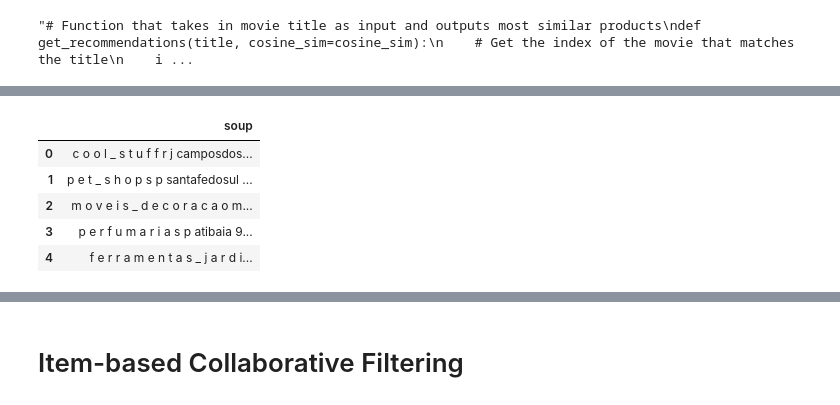
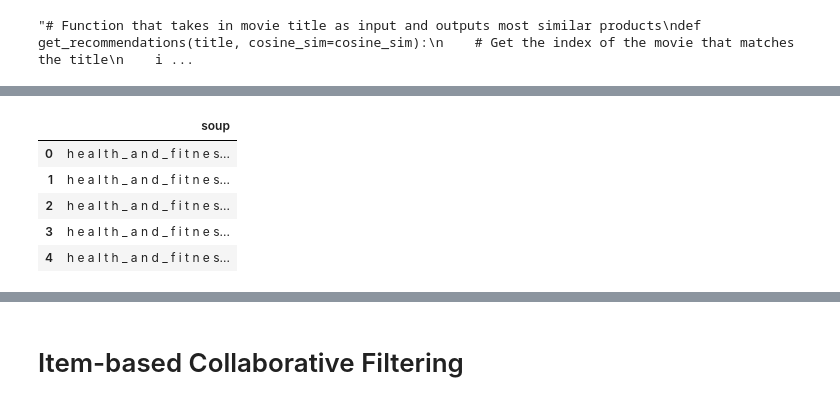
Before and after one commit to LuiisClaudio/mod-cloth, a Jupyter notebook: LuisMartins_CA2.ipynb, the cells around one changed output, grey strips where cells are left out. Cells and saved outputs as stored; diff of their text form; code cells hidden in the pictures.

```diff
--- a/LuisMartins_CA2.ipynb
+++ b/LuisMartins_CA2.ipynb
@@ -214,10 +234,10 @@ from sklearn.feature_extraction.text import TfidfVectorizer
 tfidf = TfidfVectorizer(stop_words = portuguese_stop_words)
 
 #Replace NaN with an empty string
-order_reviews_df['review_comment_message'] = order_reviews_df['review_comment_message'].fillna('')
+play_store_review_df['translated_review'] = play_store_review_df['translated_review'].fillna('')
 
 #Construct the required TF-IDF matrix by fitting and transforming the data
-tfidf_matrix = tfidf.fit_transform(order_reviews_df['review_comment_message'])
+tfidf_matrix = tfidf.fit_transform(play_store_review_df['translated_review'])
 
 #Output the shape of tfidf_matrix
 tfidf_matrix.shape
@@ -320,4 +345,6 @@ Name: product_id, dtype: object
 # %%
-soup_features = ['product_category_name', 'customer_state', 'customer_city', 'seller_id']
-merged_df[soup_features].head()
+playstore_merged_df = play_store_review_df.merge(play_store_df, on='app', how='left')
+print(playstore_merged_df.columns)
+soup_features = ['category', 'genres', 'type', 'installs', 'content__rating']
+playstore_merged_df[soup_features].head()
 # %% [output]
@@ -340,24 +372,24 @@ def clean_data(x):
             return ''
 # %%
 # Apply clean_data function to your features.
-features = ['product_category_name', 'customer_state', 'customer_city', 'seller_id']
+features = ['category', 'genres', 'type', 'installs', 'content__rating']
 
 for feature in features:
-    merged_df[feature] = merged_df[feature].apply(clean_data)
+    playstore_merged_df[feature] = playstore_merged_df[feature].apply(clean_data)
 # %%
 def create_soup(x):
-    return ' '.join(x['product_category_name']) + ' ' + ' '.join(x['customer_state']) + ' ' + x['customer_city'] + ' ' + ' '.join(x['seller_id'])
+    return ' '.join(x['category']) + ' ' + ' '.join(x['genres']) + ' ' + x['type'] + ' ' + ' '.join(x['installs']+ ' ' + ' '.join(x['content__rating']))
 # %%
 # Create a new soup feature
-merged_df['soup'] = merged_df.apply(create_soup, axis = 1)
-merged_df[['soup']].head(5)
+playstore_merged_df['soup'] = playstore_merged_df.apply(create_soup, axis = 1)
+playstore_merged_df[['soup']].head(5)
 # %% [output]
 |  | soup |
-| 0 | c o o l _ s t u f f r j camposdos... |
-| 1 | p e t _ s h o p s p santafedosul ... |
-| 2 | m o v e i s _ d e c o r a c a o m... |
-| 3 | p e r f u m a r i a s p atibaia 9... |
-| 4 | f e r r a m e n t a s _ j a r d i... |
+| 0 | h e a l t h _ a n d _ f i t n e s... |
+| 1 | h e a l t h _ a n d _ f i t n e s... |
+| 2 | h e a l t h _ a n d _ f i t n e s... |
+| 3 | h e a l t h _ a n d _ f i t n e s... |
+| 4 | h e a l t h _ a n d _ f i t n e s... |
 # %%
 # Import CountVectorizer and create the count matrix
 from sklearn.feature_extraction.text import CountVectorizer
```
Also changed, not shown: parts of 28 cells of this notebook.
